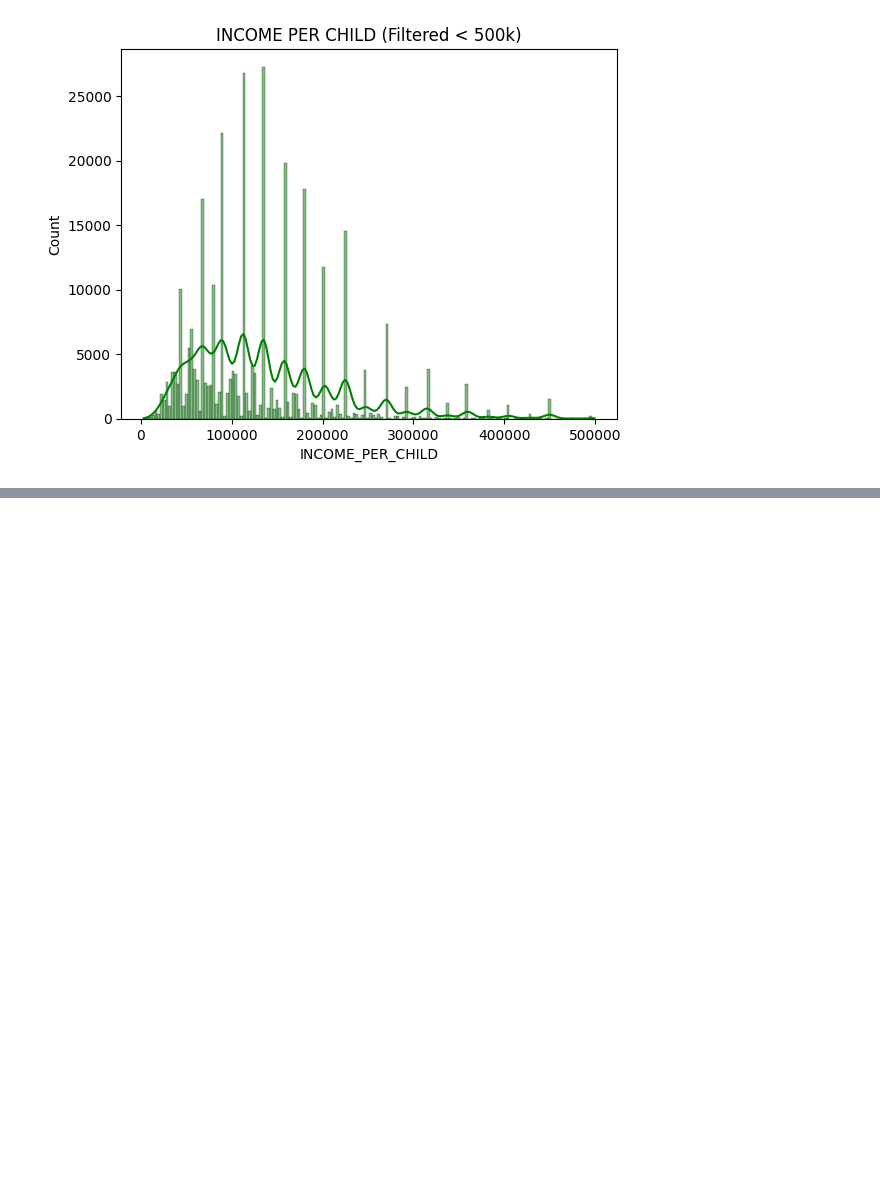
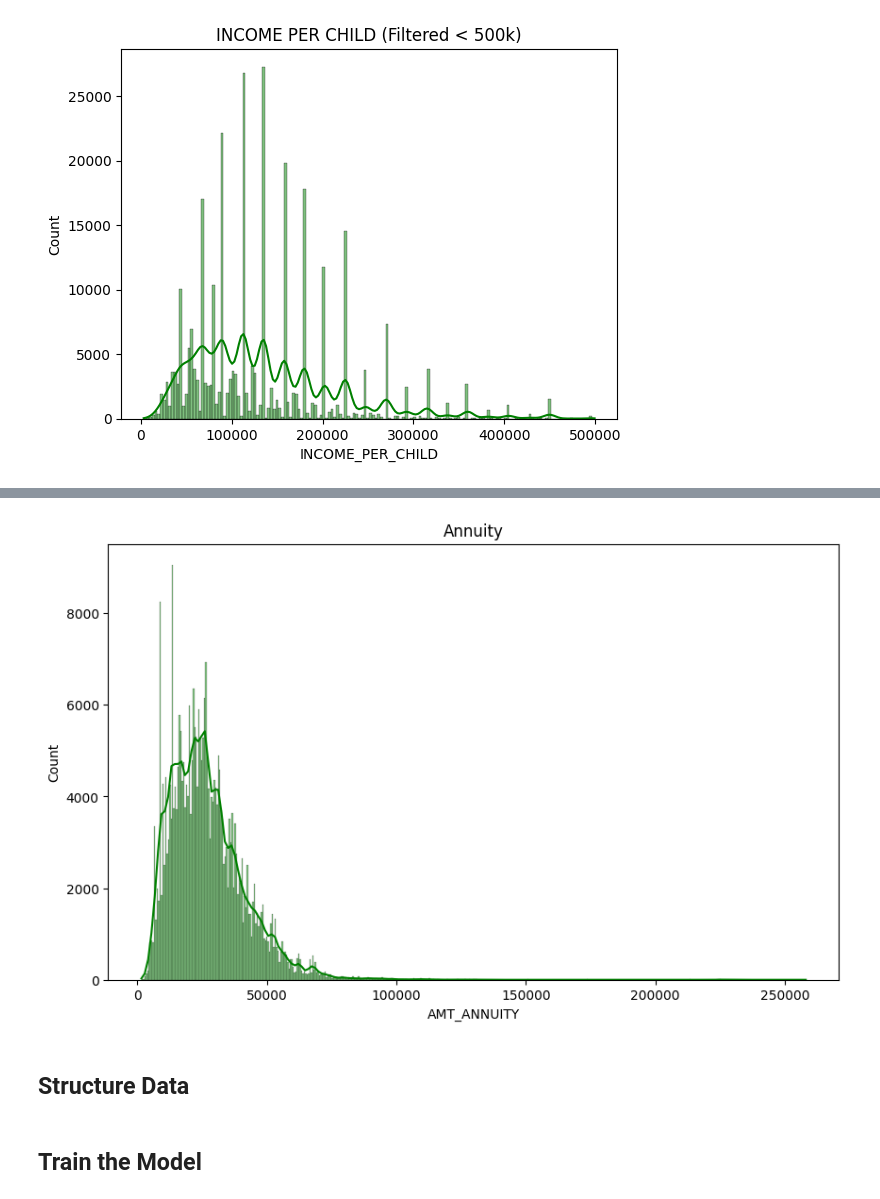
Before and after one commit to aviollaz/end-to-end-credit-scoring, a Jupyter notebook: notebooks/notebook.ipynb, the cells around one changed output, grey strips where cells are left out. Drawn from its saved outputs; the diff is of its cells as text; code cells hidden in the pictures; blank space fills up the shorter version.

```diff
--- a/notebooks/notebook.ipynb
+++ b/notebooks/notebook.ipynb
@@ -97,0 +133,6 @@ plt.show()
+# %%
+plot_distribution(data, "AMT_ANNUITY", "Annuity")
+# %% [output]
+[figure, added]
+# %% [markdown]
+## Structure Data
@@ -97,0 +171,2 @@ plt.show()
+# %% [markdown]
+## Train the Model
```
Also changed, not shown: parts of 10 cells of this notebook.
